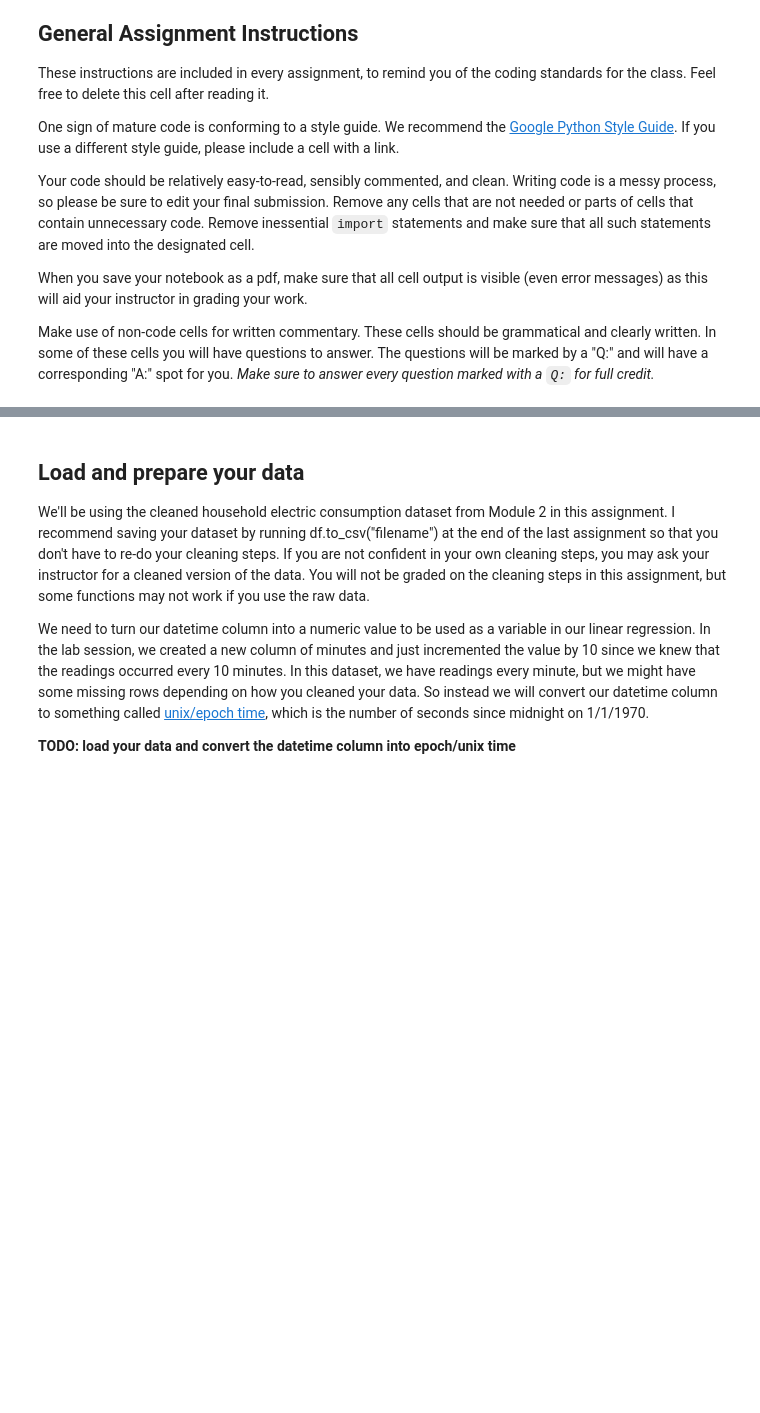
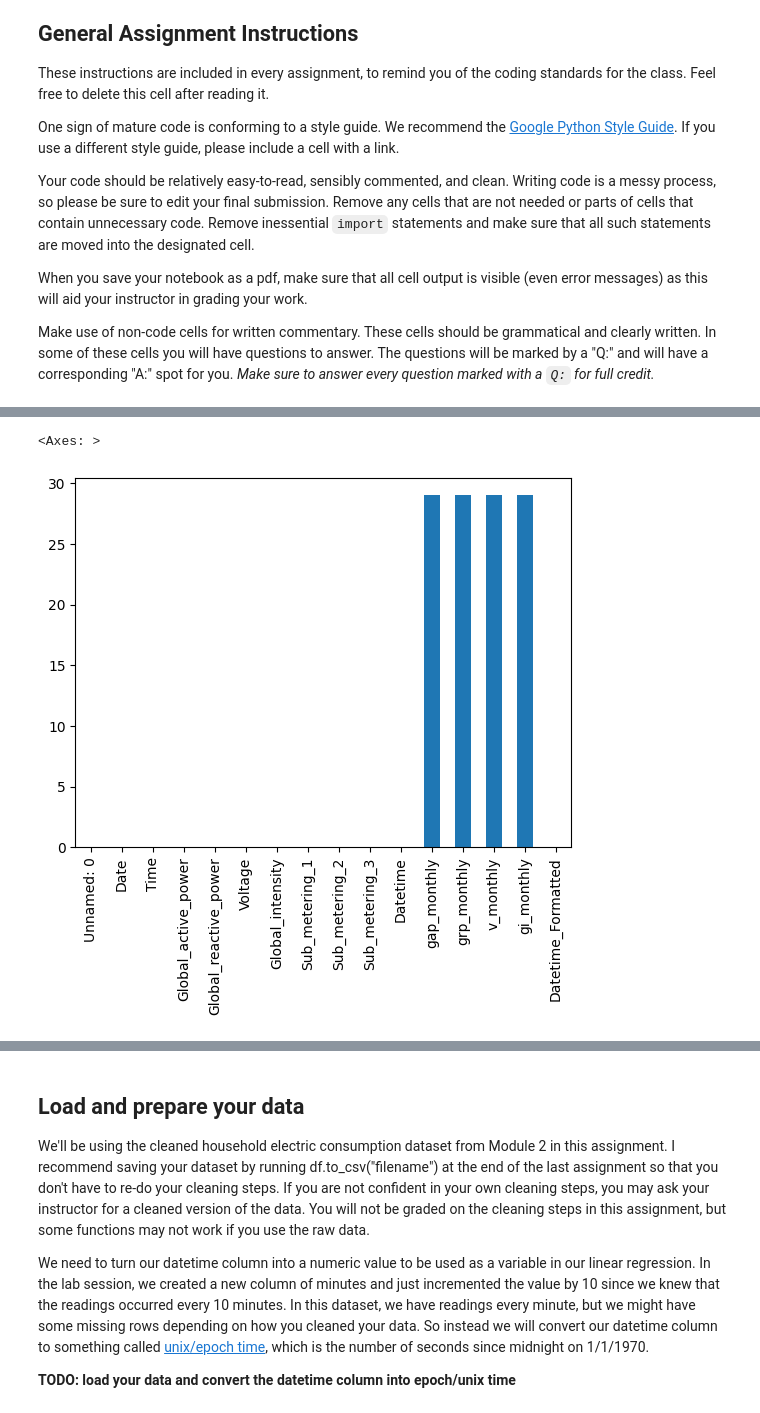
Before and after one commit to skshukla/aai-iot-linear-regression, a Jupyter notebook: Sachin_Assignment_3.ipynb, the cells around one changed output, grey strips where cells are left out. Drawn from its saved outputs; the diff is of its cells as text; code cells hidden in the pictures; blank space fills up the shorter version.

```diff
--- a/Sachin_Assignment_3.ipynb
+++ b/Sachin_Assignment_3.ipynb
@@ -26,0 +53,3 @@ pd.set_option('display.float_format', lambda x: '%.5f' % x)
+# %%
+df_raw = pd.read_csv(f"{ABSOLUTE_FILE_PATH}", delimiter=",")
+df_raw.head()
@@ -26,0 +63,8 @@ pd.set_option('display.float_format', lambda x: '%.5f' % x)
+# %%
+df = df_raw.copy()
+df["Datetime_Formatted"] = pd.to_datetime(df["Date"] + " " + df["Time"],format="%Y-%m-%d %H:%M:%S")
+
+df['Date'] = df['Datetime_Formatted'].dt.date
+df['Time'] = df['Datetime_Formatted'].dt.time
+
+df.dtypes
@@ -26,0 +102,5 @@ pd.set_option('display.float_format', lambda x: '%.5f' % x)
+# %%
+df.isna().sum().plot.bar()
+# %% [output]
+<Axes: >
+[figure, added]
```
Also changed, not shown: parts of 44 cells of this notebook.
